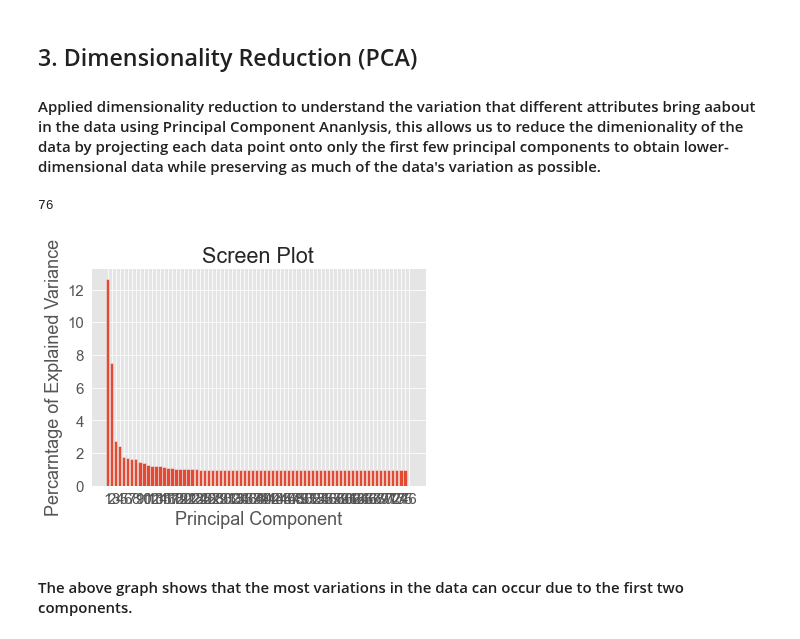
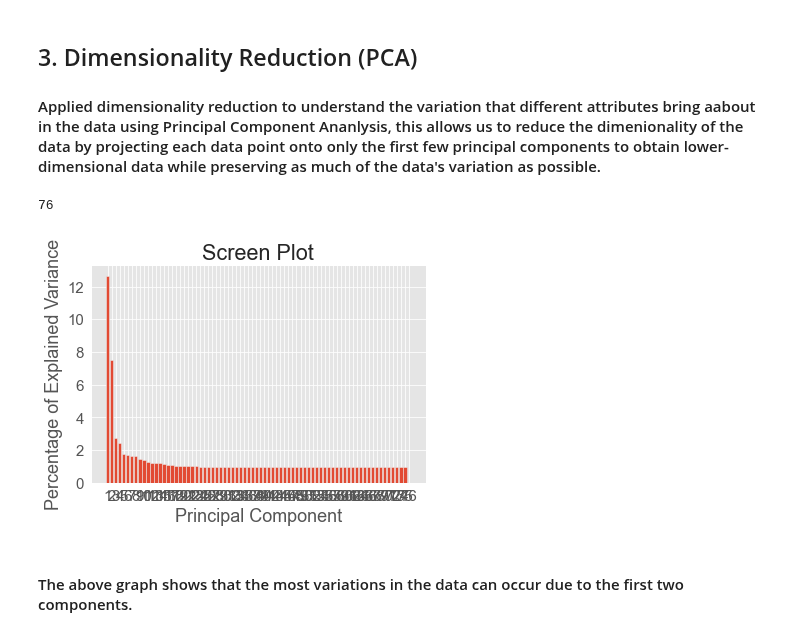
Before and after one commit to puneettokhi/CMPE255, a Jupyter notebook: college_major_analysis.ipynb, the cells around one changed output. Cells and saved outputs as stored; diff of their text form; code cells hidden in the pictures.

```diff
--- a/college_major_analysis.ipynb
+++ b/college_major_analysis.ipynb
@@ -811,21 +817,21 @@ X_pca = pca.transform(X_scaled)
 # %%
 per_var = np.round(pca.explained_variance_ratio_*100, decimals=2)
 labels = ['PC'+str(x) for x in range(1,len(per_var)+1)]
 l1=[str(x) for x in range(1,len(per_var)+1)]
 
 print(len(per_var))
 
 plt.rcParams.update({'font.size': 15})
 
 plt.bar(x=range(1,len(per_var)+1), height=per_var,tick_label=l1)
-plt.ylabel("Percarntage of Explained Variance")
+plt.ylabel("Percentage of Explained Variance")
 plt.xlabel("Principal Component")
 plt.title("Screen Plot")
 plt.rcParams["figure.figsize"] = (24,20)
 plt.show()
 # %% [output]
 76
-[figure, old version]
+[figure, new version]
 # %% [markdown]
 <h4>The above graph shows that the most variations in the data can occur due to the first two components.</h4>
 # %%
```
Also changed, not shown: parts of 41 cells of this notebook.
